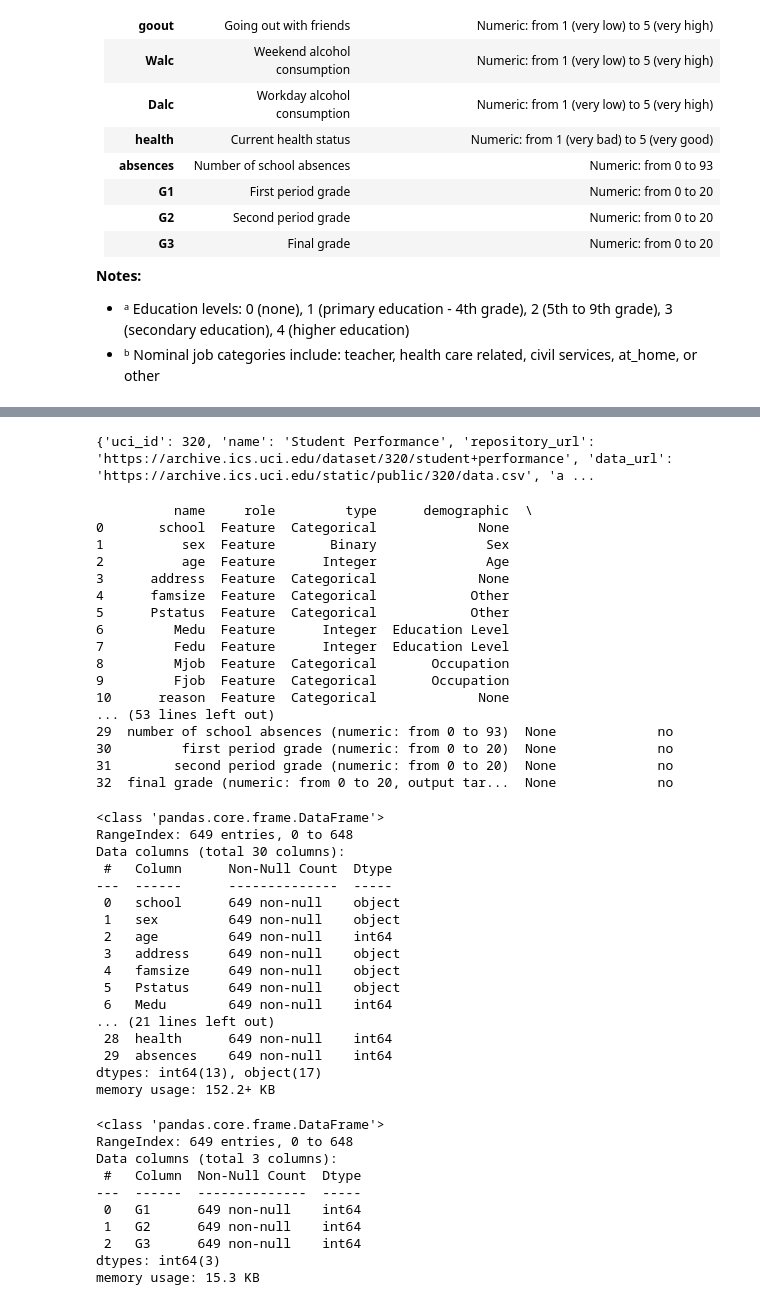
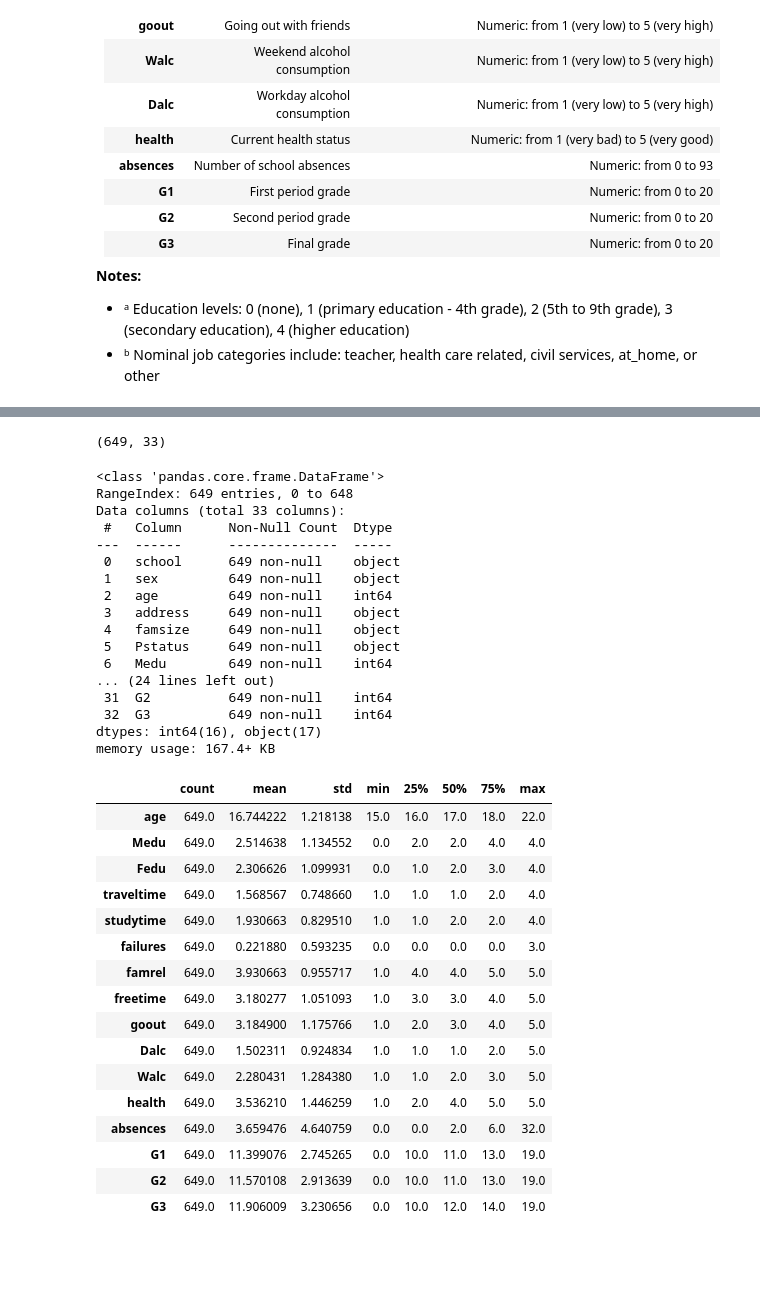
Before and after one commit to Yahtze/CS-9223-RAI-Project, a Jupyter notebook: main.ipynb, the cells around one changed output, grey strips where cells are left out. Saved outputs shown, nothing was run; the diff lists cells and outputs as text; code cells hidden in the pictures; blank space fills up the shorter version.

```diff
--- a/main.ipynb
+++ b/main.ipynb
@@ -93,36 +114,14 @@ y = student_performance.data.targets
-# %%
-# metadata
-print(student_performance.metadata)
-# %% [output]
-{'uci_id': 320, 'name': 'Student Performance', 'repository_url': 'https://archive.ics.uci.edu/dataset/320/student+performance', 'data_url': 'https://archive.ics.uci.edu/static/public/320/data.csv', 'a ...
-# %%
-# variable information
-print(student_performance.variables)
-# %% [output]
-          name     role         type      demographic  \
-0       school  Feature  Categorical             None
-1          sex  Feature       Binary              Sex
-2          age  Feature      Integer              Age
-3      address  Feature  Categorical             None
-4      famsize  Feature  Categorical            Other
-5      Pstatus  Feature  Categorical            Other
-6         Medu  Feature      Integer  Education Level
-7         Fedu  Feature      Integer  Education Level
-8         Mjob  Feature  Categorical       Occupation
-9         Fjob  Feature  Categorical       Occupation
-10      reason  Feature  Categorical             None
-... (53 lines left out)
-29  number of school absences (numeric: from 0 to 93)  None             no
-30         first period grade (numeric: from 0 to 20)  None             no
-31        second period grade (numeric: from 0 to 20)  None             no
-32  final grade (numeric: from 0 to 20, output tar...  None             no
+# %%
+full_df.shape
+# %% [output]
+(649, 33)
 # %%
 #@markdown Check missing values and data types
-X.info()
+full_df.info()
 # %% [output]
 <class 'pandas.core.frame.DataFrame'>
 RangeIndex: 649 entries, 0 to 648
-Data columns (total 30 columns):
+Data columns (total 33 columns):
  #   Column      Non-Null Count  Dtype
 ---  ------      --------------  -----
  0   school      649 non-null    object
@@ -132,22 +131,28 @@ Data columns (total 30 columns):
  4   famsize     649 non-null    object
  5   Pstatus     649 non-null    object
  6   Medu        649 non-null    int64
-... (21 lines left out)
- 28  health      649 non-null    int64
- 29  absences    649 non-null    int64
-dtypes: int64(13), object(17)
-memory usage: 152.2+ KB
+... (24 lines left out)
+ 31  G2          649 non-null    int64
+ 32  G3          649 non-null    int64
+dtypes: int64(16), object(17)
+memory usage: 167.4+ KB
 # %%
-#@markdown Check missing values and data types
-y.info()
+full_df.describe().T
 # %% [output]
-<class 'pandas.core.frame.DataFrame'>
-RangeIndex: 649 entries, 0 to 648
-Data columns (total 3 columns):
- #   Column  Non-Null Count  Dtype
----  ------  --------------  -----
- 0   G1      649 non-null    int64
- 1   G2      649 non-null    int64
- 2   G3      649 non-null    int64
-dtypes: int64(3)
-memory usage: 15.3 KB
+|  | count | mean | std | min | 25% | 50% | 75% | max |
+| age | 649.0 | 16.744222 | 1.218138 | 15.0 | 16.0 | 17.0 | 18.0 | 22.0 |
+| Medu | 649.0 | 2.514638 | 1.134552 | 0.0 | 2.0 | 2.0 | 4.0 | 4.0 |
+| Fedu | 649.0 | 2.306626 | 1.099931 | 0.0 | 1.0 | 2.0 | 3.0 | 4.0 |
+| traveltime | 649.0 | 1.568567 | 0.748660 | 1.0 | 1.0 | 1.0 | 2.0 | 4.0 |
+| studytime | 649.0 | 1.930663 | 0.829510 | 1.0 | 1.0 | 2.0 | 2.0 | 4.0 |
+| failures | 649.0 | 0.221880 | 0.593235 | 0.0 | 0.0 | 0.0 | 0.0 | 3.0 |
+| famrel | 649.0 | 3.930663 | 0.955717 | 1.0 | 4.0 | 4.0 | 5.0 | 5.0 |
+| freetime | 649.0 | 3.180277 | 1.051093 | 1.0 | 3.0 | 3.0 | 4.0 | 5.0 |
+| goout | 649.0 | 3.184900 | 1.175766 | 1.0 | 2.0 | 3.0 | 4.0 | 5.0 |
+| Dalc | 649.0 | 1.502311 | 0.924834 | 1.0 | 1.0 | 1.0 | 2.0 | 5.0 |
+| Walc | 649.0 | 2.280431 | 1.284380 | 1.0 | 1.0 | 2.0 | 3.0 | 5.0 |
+| health | 649.0 | 3.536210 | 1.446259 | 1.0 | 2.0 | 4.0 | 5.0 | 5.0 |
+| absences | 649.0 | 3.659476 | 4.640759 | 0.0 | 0.0 | 2.0 | 6.0 | 32.0 |
+| G1 | 649.0 | 11.399076 | 2.745265 | 0.0 | 10.0 | 11.0 | 13.0 | 19.0 |
+| G2 | 649.0 | 11.570108 | 2.913639 | 0.0 | 10.0 | 11.0 | 13.0 | 19.0 |
+| G3 | 649.0 | 11.906009 | 3.230656 | 0.0 | 10.0 | 12.0 | 14.0 | 19.0 |
```
Also changed, not shown: parts of 13 cells of this notebook.
